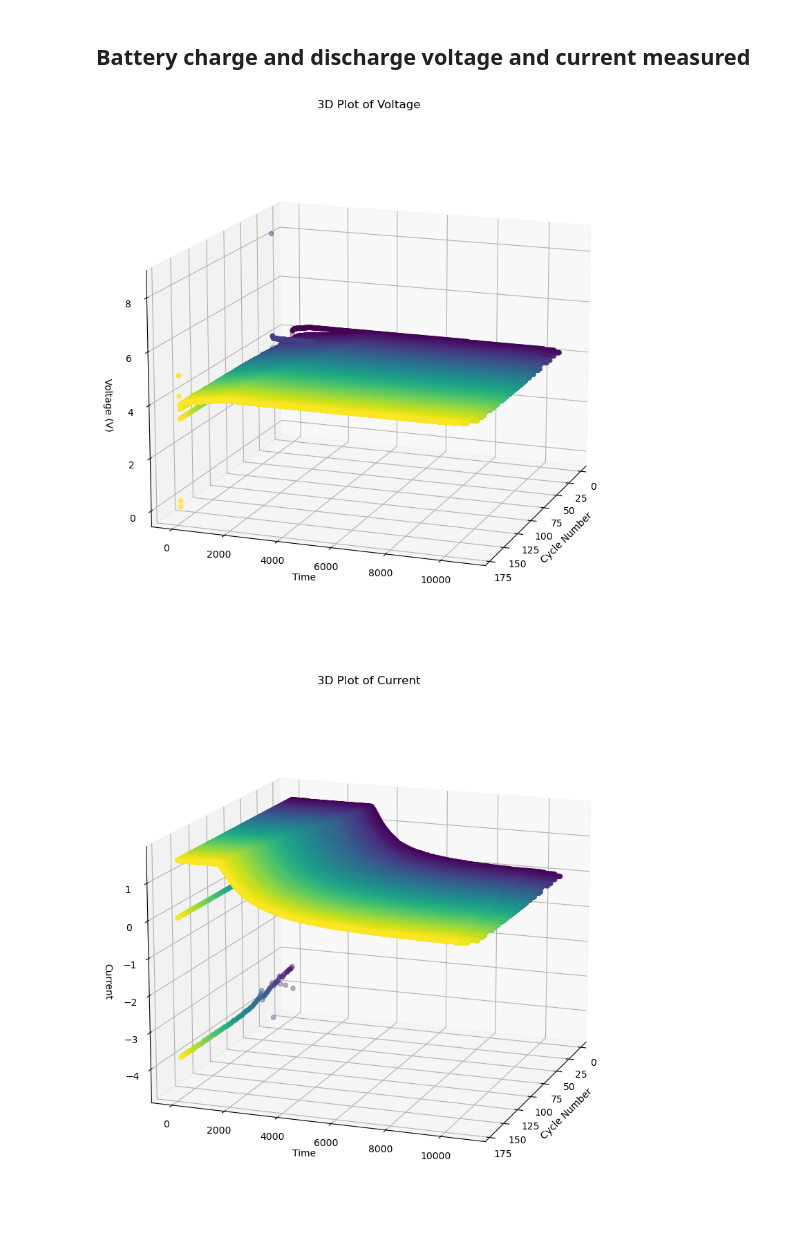
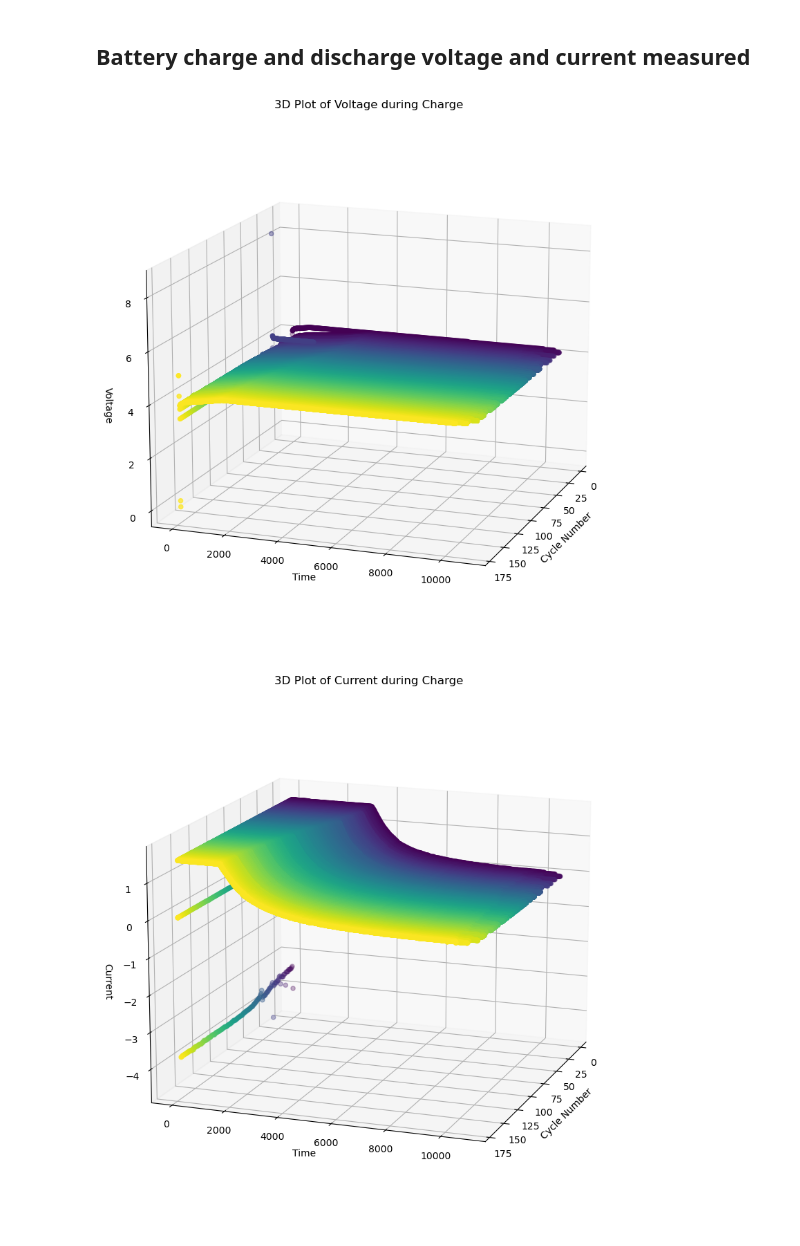
Before and after one commit to RomanShrestha07/CPSC_4830_Group_Project, a Jupyter notebook: Group_Project.ipynb, the cells around one changed output. Drawn from its saved outputs; the diff is of its cells as text; code cells hidden in the pictures.

```diff
--- a/Group_Project.ipynb
+++ b/Group_Project.ipynb
@@ -460,54 +460,34 @@ plot_max_discharge_dfs(max_discharge_dfs)
 # %% [markdown]
 ## Battery charge and discharge voltage and current measured
 # %%
-def get_voltage_plot(battery='B0005', type='charge'):
+def get_voltage_current_plot(battery='B0005', type='charge', kind='voltage'):
     fig = plt.figure(figsize=(10, 10))
     ax = fig.add_subplot(111, projection='3d')
 
+    battery_df = battery_dict[f'{battery}_{type}']
+
     ax.scatter(
-        battery_dict[f'{battery}_{type}']['Cycle'],
-        battery_dict[f'{battery}_{type}']['Time'],
-        battery_dict[f'{battery}_{type}']['Voltage_measured'],
-        c=battery_dict[f'{battery}_{type}']['Cycle'],
+        battery_df['Cycle'],
+        battery_df['Time'],
+        battery_df[f'{kind.title()}_measured'],
+        c=battery_df['Cycle'],
         cmap='viridis'
     )
 
-    ax.set_title('3D Plot of Voltage')
+    ax.set_title(f'3D Plot of {kind.title()} during {type.title()}')
     ax.set_xlabel('Cycle Number')
     ax.set_ylabel('Time')
-    ax.set_zlabel('Voltage (V)')
+    ax.set_zlabel(kind.title())
 
     ax.view_init(elev=15, azim=20)
 
     plt.show()
-
-
-def get_current_plot(battery='B0005', type='charge'):
-    fig = plt.figure(figsize=(10, 10))
-    ax = fig.add_subplot(111, projection='3d')
-
-    ax.scatter(
-        battery_dict[f'{battery}_{type}']['Cycle'],
-        battery_dict[f'{battery}_{type}']['Time'],
-        battery_dict[f'{battery}_{type}']['Current_measured'],
-        c=battery_dict[f'{battery}_{type}']['Cycle'],
-        cmap='viridis'
-    )
-
-    ax.set_title('3D Plot of Current')
-    ax.set_xlabel('Cycle Number')
-    ax.set_ylabel('Time')
-    ax.set_zlabel('Current')
-
-    ax.view_init(elev=15, azim=20)
-
-    plt.show()
 # %%
-get_voltage_plot('B0005', 'charge')
+get_voltage_current_plot('B0005', 'charge', 'voltage')
 # %% [output]
-[figure, old version]
+[figure, new version]
 # %%
-get_current_plot('B0005', 'charge')
+get_voltage_current_plot('B0005', 'charge', 'current')
 # %% [output]
-[figure, old version]
+[figure, new version]
 # %%
```
Also changed, not shown: parts of 8 cells of this notebook.
